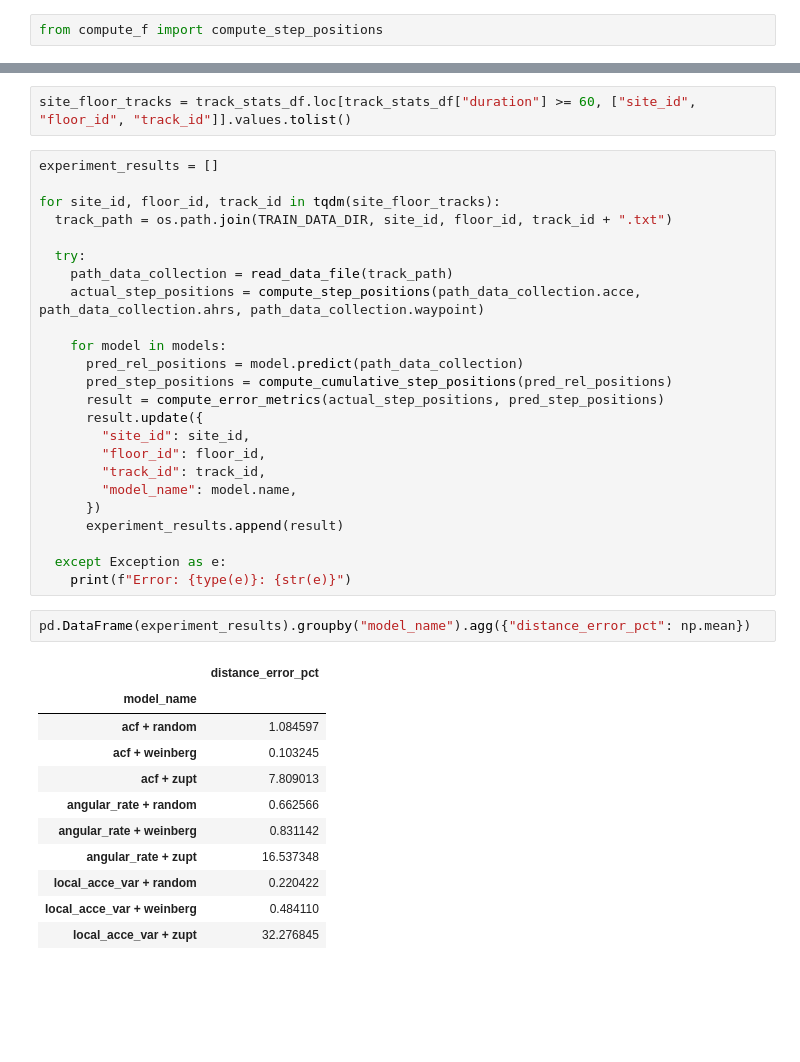
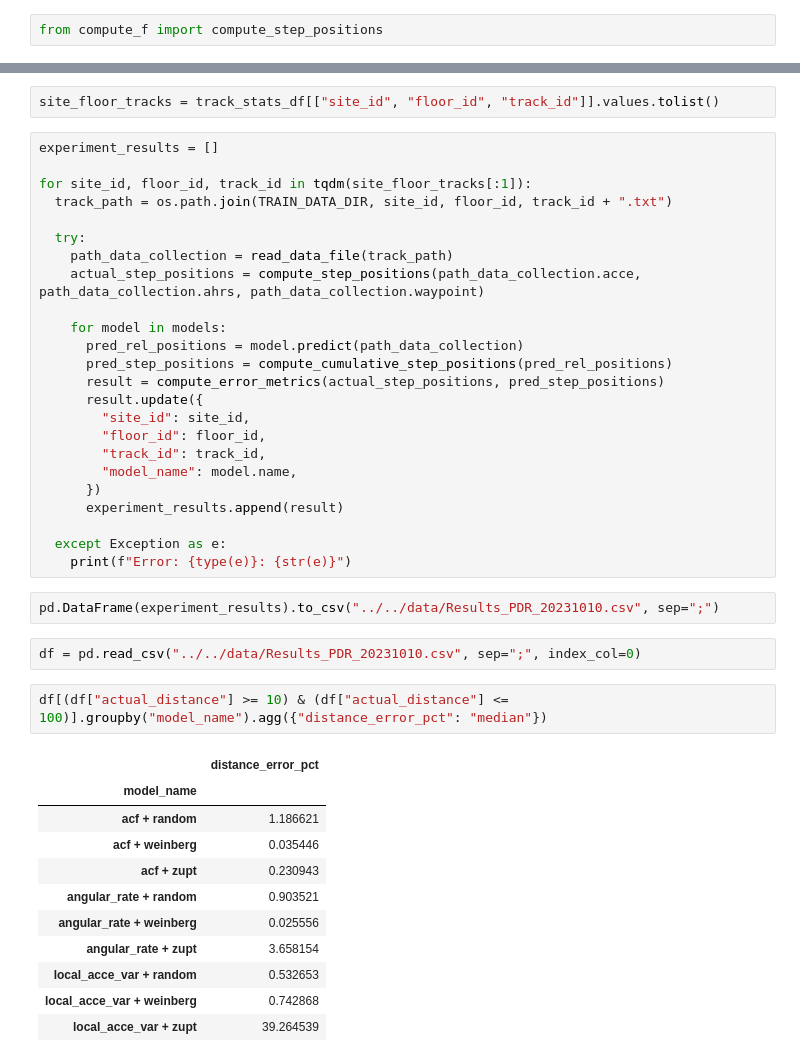
Before and after one commit to hungnd11/my-thesis, a Jupyter notebook: code/experiments/motion_models.ipynb, the cells around one changed output, grey strips where cells are left out. Saved outputs shown, nothing was run; the diff lists cells and outputs as text; blank space fills up the shorter version.

Commit message:
Add: hyperparameter tuning and result analysis

```diff
--- a/code/experiments/motion_models.ipynb
+++ b/code/experiments/motion_models.ipynb
@@ -224,9 +434,9 @@ def compute_error_metrics(actual_step_positions: np.ndarray,
 # %%
-site_floor_tracks = track_stats_df.loc[track_stats_df["duration"] >= 60, ["site_id", "floor_id", "track_id"]].values.tolist()
+site_floor_tracks = track_stats_df[["site_id", "floor_id", "track_id"]].values.tolist()
 # %%
 experiment_results = []
 
-for site_id, floor_id, track_id in tqdm(site_floor_tracks):
+for site_id, floor_id, track_id in tqdm(site_floor_tracks[:1]):
   track_path = os.path.join(TRAIN_DATA_DIR, site_id, floor_id, track_id + ".txt")
 
   try:
@@ -247,17 +457,21 @@ for site_id, floor_id, track_id in tqdm(site_floor_tracks):
 
   except Exception as e:
     print(f"Error: {type(e)}: {str(e)}")
-# %%
-pd.DataFrame(experiment_results).groupby("model_name").agg({"distance_error_pct": np.mean})
-# %% [output]
-|  | distance_error_pct |
-| model_name |  |
-| acf + random | 1.084597 |
-| acf + weinberg | 0.103245 |
-| acf + zupt | 7.809013 |
-| angular_rate + random | 0.662566 |
-| angular_rate + weinberg | 0.831142 |
-| angular_rate + zupt | 16.537348 |
-| local_acce_var + random | 0.220422 |
-| local_acce_var + weinberg | 0.484110 |
-| local_acce_var + zupt | 32.276845 |
+# %%
+pd.DataFrame(experiment_results).to_csv("../../data/Results_PDR_20231010.csv", sep=";")
+# %%
+df = pd.read_csv("../../data/Results_PDR_20231010.csv", sep=";", index_col=0)
+# %%
+df[(df["actual_distance"] >= 10) & (df["actual_distance"] <= 100)].groupby("model_name").agg({"distance_error_pct": "median"})
+# %% [output]
+|  | distance_error_pct |
+| model_name |  |
+| acf + random | 1.186621 |
+| acf + weinberg | 0.035446 |
+| acf + zupt | 0.230943 |
+| angular_rate + random | 0.903521 |
+| angular_rate + weinberg | 0.025556 |
+| angular_rate + zupt | 3.658154 |
+| local_acce_var + random | 0.532653 |
+| local_acce_var + weinberg | 0.742868 |
+| local_acce_var + zupt | 39.264539 |
```
Also changed, not shown: parts of 30 cells of this notebook, 3 other files.
